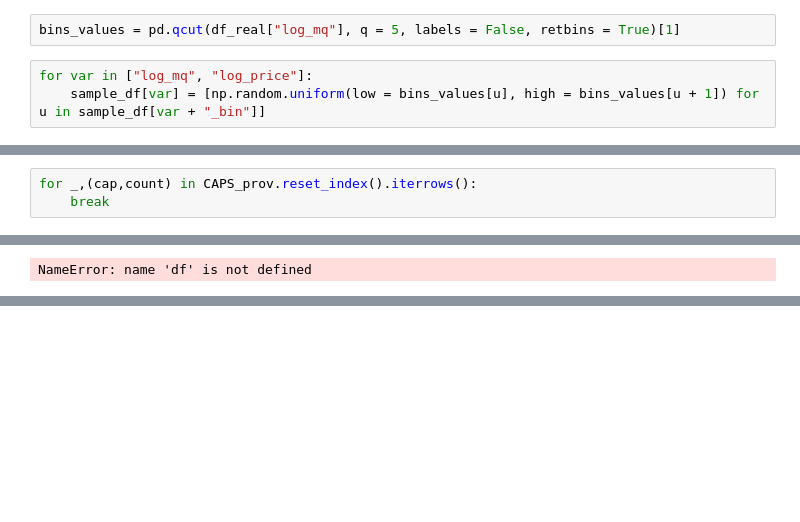
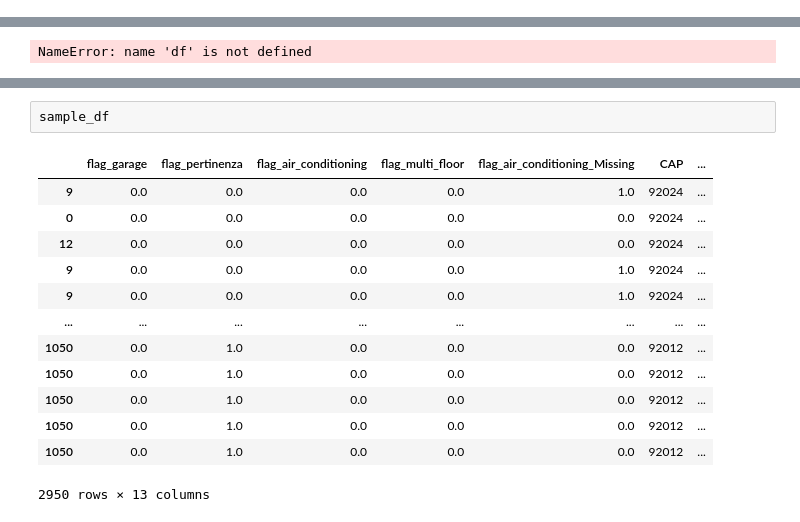
Before and after one commit to jaclenti/NFVAE-population-synthesis, a Jupyter notebook: notebooks/jl_popsyn_ipf.ipynb, the cells around one changed output, grey strips where cells are left out. Cells and saved outputs as stored; diff of their text form; blank space fills up the shorter version.

```diff
--- a/notebooks/jl_popsyn_ipf.ipynb
+++ b/notebooks/jl_popsyn_ipf.ipynb
@@ -212,5 +57,0 @@ sample_df[["x", "y"]] = cap_locs[["GEO_LONGITUDINE_BENE_ROUNDED", "GEO_LATITUDIN
-# %%
-bins_values = pd.qcut(df_real["log_mq"], q = 5, labels = False, retbins = True)[1]
-# %%
-for var in ["log_mq", "log_price"]:
-    sample_df[var] = [np.random.uniform(low = bins_values[u], high = bins_values[u + 1]) for u in sample_df[var + "_bin"]]
@@ -235,3 +57,0 @@ for var in ["log_mq", "log_price"]:
-# %%
-for _,(cap,count) in CAPS_prov.reset_index().iterrows():
-    break
@@ -542,0 +589,16 @@ NameError: name 'df' is not defined
+# %%
+sample_df
+# %% [output]
+|  | flag_garage | flag_pertinenza | flag_air_conditioning | flag_multi_floor | flag_air_conditioning_Missing | CAP | ... |
+| 9 | 0.0 | 0.0 | 0.0 | 0.0 | 1.0 | 92024 | ... |
+| 0 | 0.0 | 0.0 | 0.0 | 0.0 | 0.0 | 92024 | ... |
+| 12 | 0.0 | 0.0 | 0.0 | 0.0 | 0.0 | 92024 | ... |
+| 9 | 0.0 | 0.0 | 0.0 | 0.0 | 1.0 | 92024 | ... |
+| 9 | 0.0 | 0.0 | 0.0 | 0.0 | 1.0 | 92024 | ... |
+| ... | ... | ... | ... | ... | ... | ... | ... |
+| 1050 | 0.0 | 1.0 | 0.0 | 0.0 | 0.0 | 92012 | ... |
+| 1050 | 0.0 | 1.0 | 0.0 | 0.0 | 0.0 | 92012 | ... |
+| 1050 | 0.0 | 1.0 | 0.0 | 0.0 | 0.0 | 92012 | ... |
+| 1050 | 0.0 | 1.0 | 0.0 | 0.0 | 0.0 | 92012 | ... |
+| 1050 | 0.0 | 1.0 | 0.0 | 0.0 | 0.0 | 92012 | ... |
+2950 rows × 13 columns
```
Also changed, not shown: parts of 35 cells of this notebook, 6 other files.
